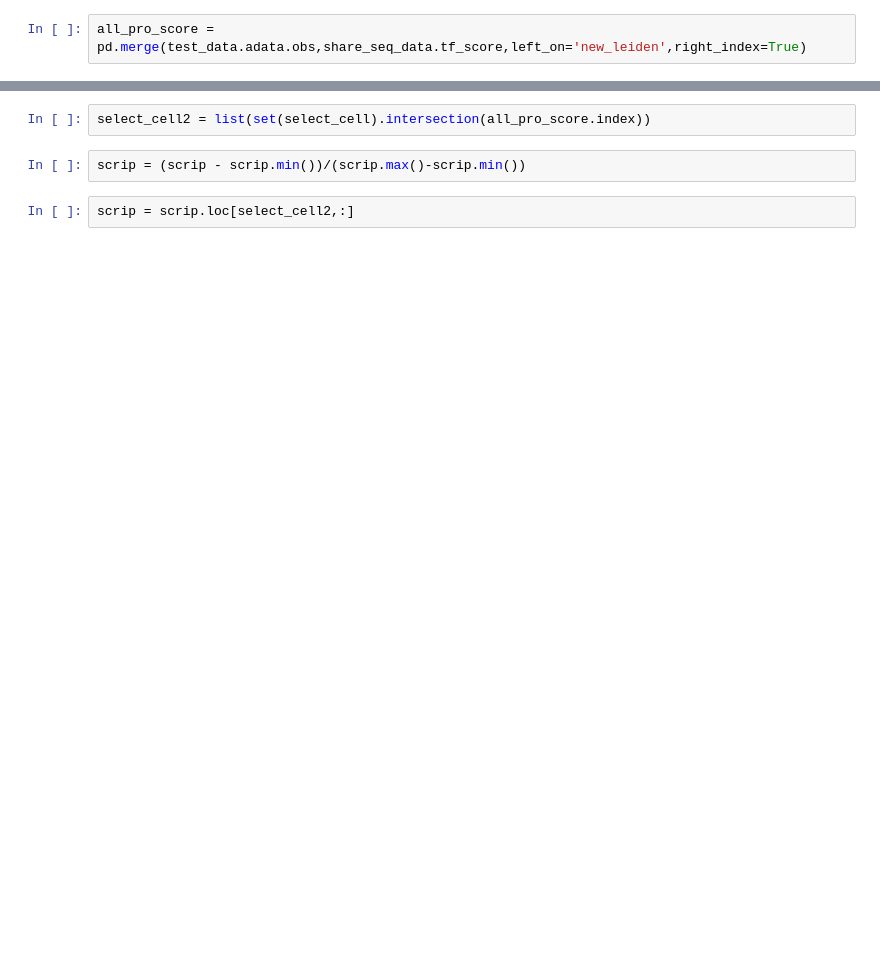
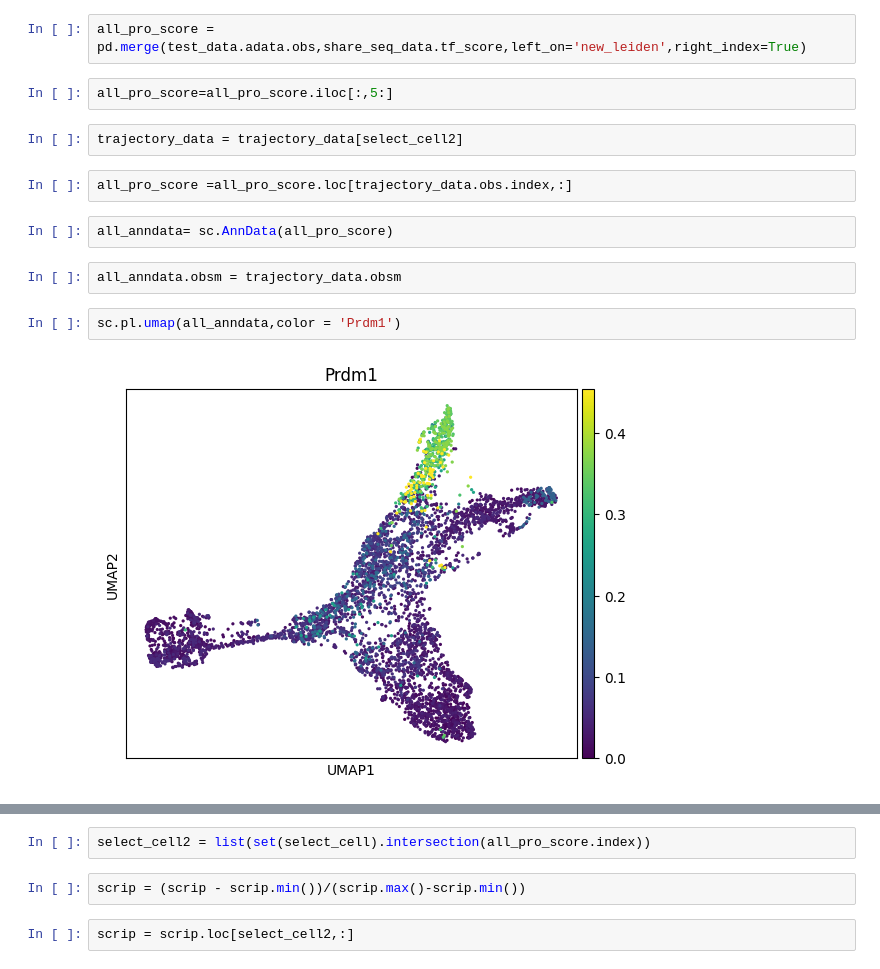
Before and after one commit to xuyunfan9991/SCRIPro, a Jupyter notebook: examples/Trajectory_workflow.ipynb, the cells around one changed output, grey strips where cells are left out. Cells and saved outputs as stored; diff of their text form; blank space fills up the shorter version.

```diff
--- a/examples/Trajectory_workflow.ipynb
+++ b/examples/Trajectory_workflow.ipynb
@@ -129,2 +130,16 @@ sns.clustermap(share_seq_data.tf_score)
 # %%
 all_pro_score = pd.merge(test_data.adata.obs,share_seq_data.tf_score,left_on='new_leiden',right_index=True)
+# %%
+all_pro_score=all_pro_score.iloc[:,5:]
+# %%
+trajectory_data = trajectory_data[select_cell2]
+# %%
+all_pro_score =all_pro_score.loc[trajectory_data.obs.index,:]
+# %%
+all_anndata= sc.AnnData(all_pro_score)
+# %%
+all_anndata.obsm = trajectory_data.obsm
+# %%
+sc.pl.umap(all_anndata,color = 'Prdm1')
+# %% [output]
+[figure, added]
```
Also changed, not shown: parts of 28 cells of this notebook, 16 other files.
